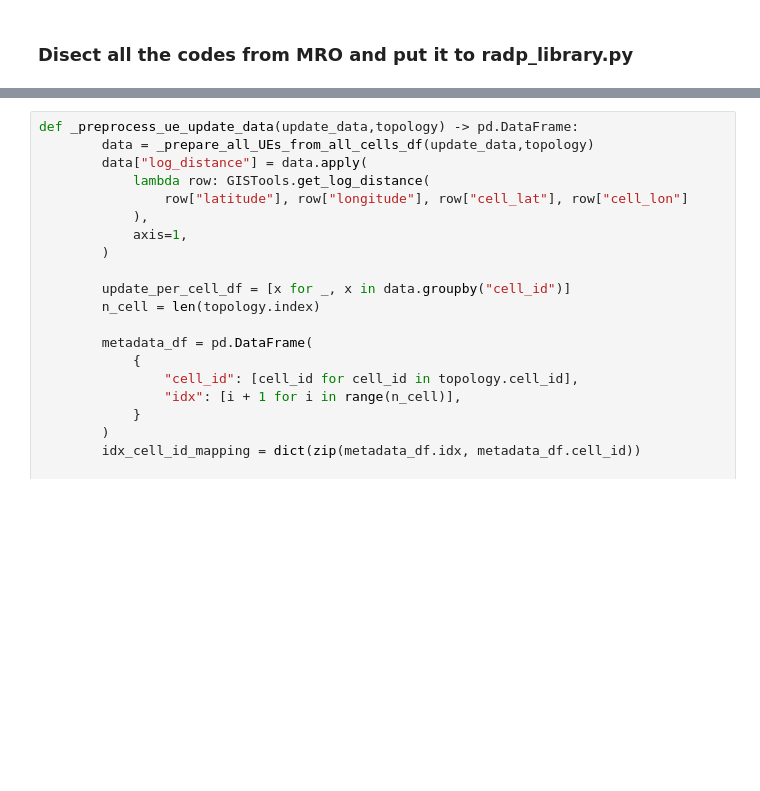
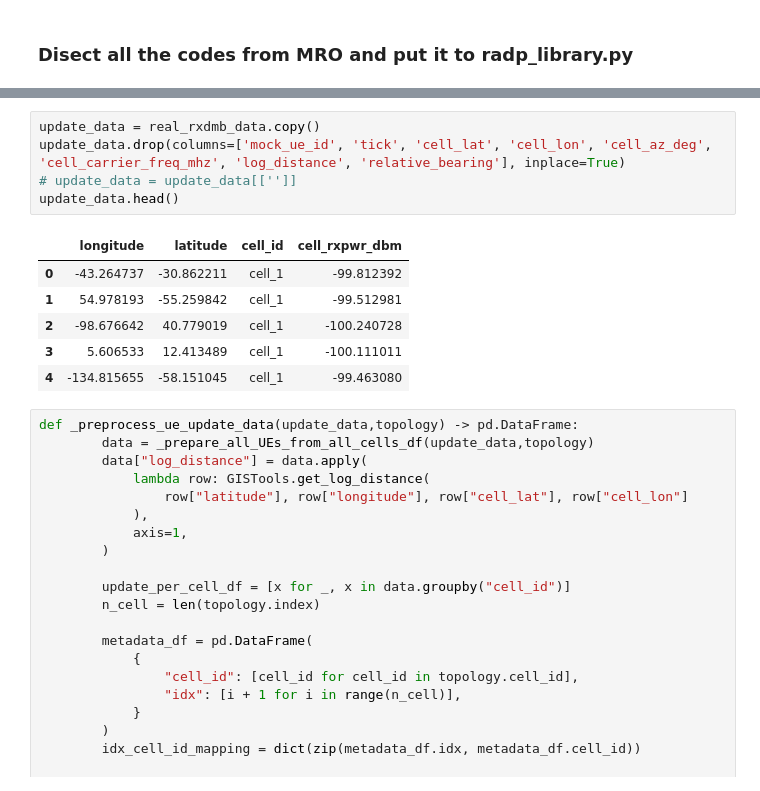
Before and after one commit to tanzim10/maveric, a Jupyter notebook: notebooks/mro_test.ipynb, the cells around one changed output, grey strips where cells are left out. Drawn from its saved outputs; the diff is of its cells as text; blank space fills up the shorter version.

```diff
--- a/notebooks/mro_test.ipynb
+++ b/notebooks/mro_test.ipynb
@@ -444,3 +474,15 @@ update_data
+# %%
+update_data = real_rxdmb_data.copy()
+update_data.drop(columns=['mock_ue_id', 'tick', 'cell_lat', 'cell_lon', 'cell_az_deg', 'cell_carrier_freq_mhz', 'log_distance', 'relative_bearing'], inplace=True)
+# update_data = update_data[['']]
+update_data.head()
+# %% [output]
+|  | longitude | latitude | cell_id | cell_rxpwr_dbm |
+| 0 | -43.264737 | -30.862211 | cell_1 | -99.812392 |
+| 1 | 54.978193 | -55.259842 | cell_1 | -99.512981 |
+| 2 | -98.676642 | 40.779019 | cell_1 | -100.240728 |
+| 3 | 5.606533 | 12.413489 | cell_1 | -100.111011 |
+| 4 | -134.815655 | -58.151045 | cell_1 | -99.463080 |
 # %%
 def _preprocess_ue_update_data(update_data,topology) -> pd.DataFrame:
         data = _prepare_all_UEs_from_all_cells_df(update_data,topology)
```
Also changed, not shown: parts of 21 cells of this notebook.
